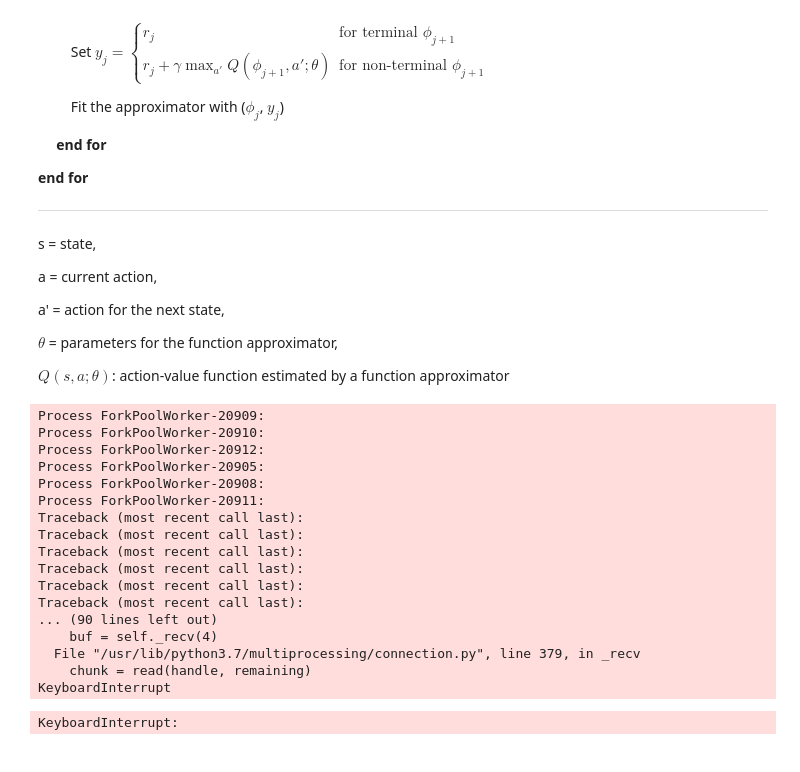
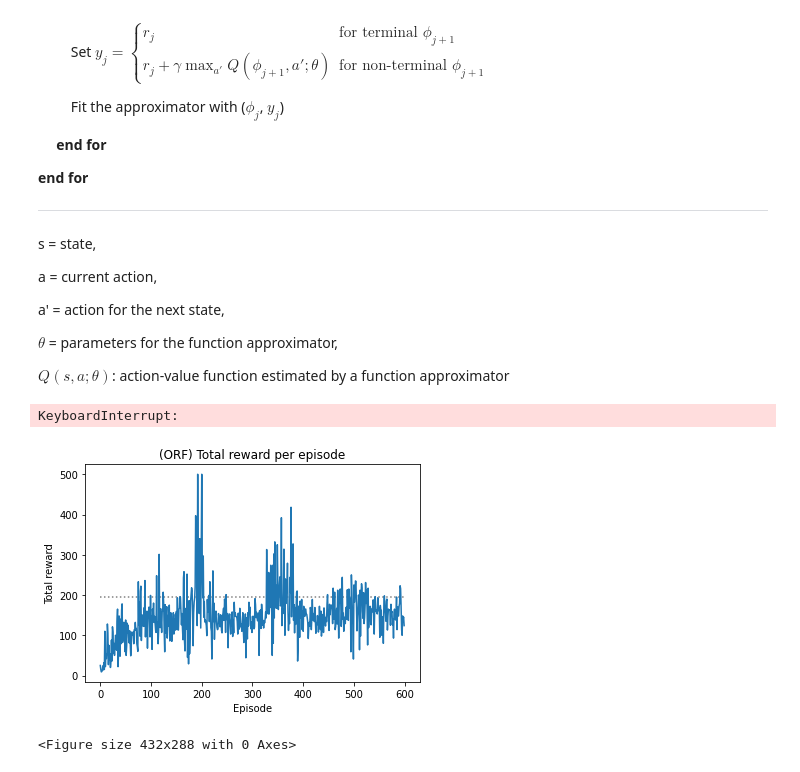
Before and after one commit to joosung-min/Q-Learning-with-Online-Trees, a Jupyter notebook: ORF_CartPole_v2.ipynb, the cells around one changed output. Saved outputs shown, nothing was run; the diff lists cells and outputs as text; code cells hidden in the pictures.

Commit message:
ORF_CartPole updated
Former-commit-id: 33dcb44c3a43b0351d1146ddfe0246cdf199a25a
Former-commit-id: 3ef39695ff907831bb0119aa89f9907737317ea2

```diff
--- a/ORF_CartPole_v2.ipynb
+++ b/ORF_CartPole_v2.ipynb
@@ -67,10 +67,10 @@ import ORF as ORF
 # %%
 class ORF_DQN():
 
-    def __init__(self, n_state, n_action, replay_size):
+    def __init__(self, n_state, n_action, replay_size, ORFparams):
         self.n_action = n_action
         self.a_model = {} # to build RF for each action
-        self.a_params = {a: {'minSamples': replay_size*2, 'minGain': 0.1, 'xrng': None, 'maxDepth': 30} for a in range(n_action)}
+        self.a_params = {a: ORFparams for a in range(n_action)}
         self.isFit = False
 
     def predict(self, s):
@@ -108,7 +108,7 @@ class ORF_DQN():
 
             for a in range(self.n_action):
                 self.a_params[a]['xrng'] = ORF.dataRange([v[0] for v in memory if v[1] == a])
-                self.a_model[a] = ORF.ORF(self.a_params[a], numTrees=30) # Fit initial RFs for each action
+                self.a_model[a] = ORF.ORF(self.a_params[a]) # Fit initial RFs for each action
 
         if len(memory) >= replay_size: # When the memory size exceeds the replay_size, start updating the RFs
 
@@ -140,7 +140,7 @@ def q_learning(env, estimator, n_episode, replay_size, gamma=1.0, epsilon=0.1, e
 
             total_reward_episode[episode] += reward
 
-            ep[episode].append((i, state, ran, action))
+            # ep[episode].append((i, state, ran, action))
             memory.append((state, action, next_state, reward, is_done))
 
             if is_done:
@@ -150,17 +150,17 @@ def q_learning(env, estimator, n_episode, replay_size, gamma=1.0, epsilon=0.1, e
         epsilon = np.max([epsilon * epsilon_decay, 0.01])
         # print(epsilon)
 # %%
-backup_file_name = "ORF_CartPole_" + time.strftime("%y%m%d") + "_1"
-
 env = gym.envs.make("CartPole-v1")
 n_state = env.observation_space.shape[0]
 n_action = env.action_space.n
 
 memory = deque(maxlen=10000)
-n_episode = 50
-replay_size = 20
+n_episode = 600
+replay_size = 32
 
-dqn = ORF_DQN(n_state, n_action, replay_size)
+ORFparams = {'minSamples': replay_size*2, 'minGain': 0.1, 'xrng': None, 'maxDepth': 12, 'numTrees': 5 }
+
+dqn = ORF_DQN(n_state, n_action, replay_size, ORFparams)
 
 total_reward_episode = [0] * n_episode
 
@@ -173,35 +173,24 @@ q_learning(env, dqn, n_episode, replay_size, gamma=1.0, epsilon=0.5, epsilon_dec
 end = time.time()
 duration = int(end - start)
 
-img_file = backup_file_name + ".jpg"
 print("learning duration =", duration, " seconds")
 print("mean reward = ", np.mean(total_reward_episode))
 print("max reward = ", max(total_reward_episode))
-plt.plot(total_reward_episode)
-plt.title("(ORF) Total reward per episode")
-plt.xlabel("Episode")
-plt.ylabel("Total reward")
-plt.show()
-plt.savefig(fname = img_file)
 # %% [output]
-Process ForkPoolWorker-20909:
-Process ForkPoolWorker-20910:
-Process ForkPoolWorker-20912:
-Process ForkPoolWorker-20905:
-Process ForkPoolWorker-20908:
-Process ForkPoolWorker-20911:
-Traceback (most recent call last):
-Traceback (most recent call last):
-Traceback (most recent call last):
-Traceback (most recent call last):
-Traceback (most recent call last):
-Traceback (most recent call last):
-... (90 lines left out)
-    buf = self._recv(4)
-  File "/usr/lib/python3.7/multiprocessing/connection.py", line 379, in _recv
-    chunk = read(handle, remaining)
-KeyboardInterrupt
+KeyboardInterrupt:
-KeyboardInterrupt:
+# %%
+backup_file_name = "ORF_CartPole_" + time.strftime("%y%m%d") + "_2"
+img_file = backup_file_name + ".jpg"
+plt.plot(total_reward_episode)
+plt.title("(ORF) Total reward per episode")
+plt.xlabel("Episode")
+plt.ylabel("Total reward")
+plt.hlines(195, xmin=0, xmax=n_episode, linestyles="dotted", colors="gray")
+plt.show()
+plt.savefig(fname = img_file)
+# %% [output]
+[figure, added]
+<Figure size 432x288 with 0 Axes>
 # %%
 # To back-up the work
 backup_file = backup_file_name + ".p"
```
Also changed, not shown: parts of 3 cells of this notebook, 7 other files.
